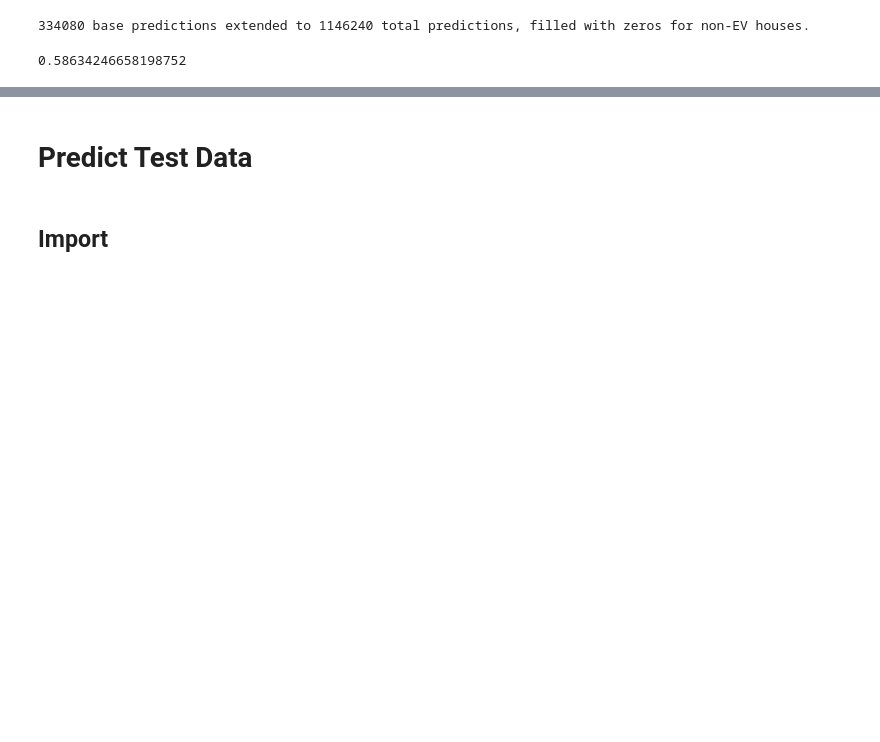
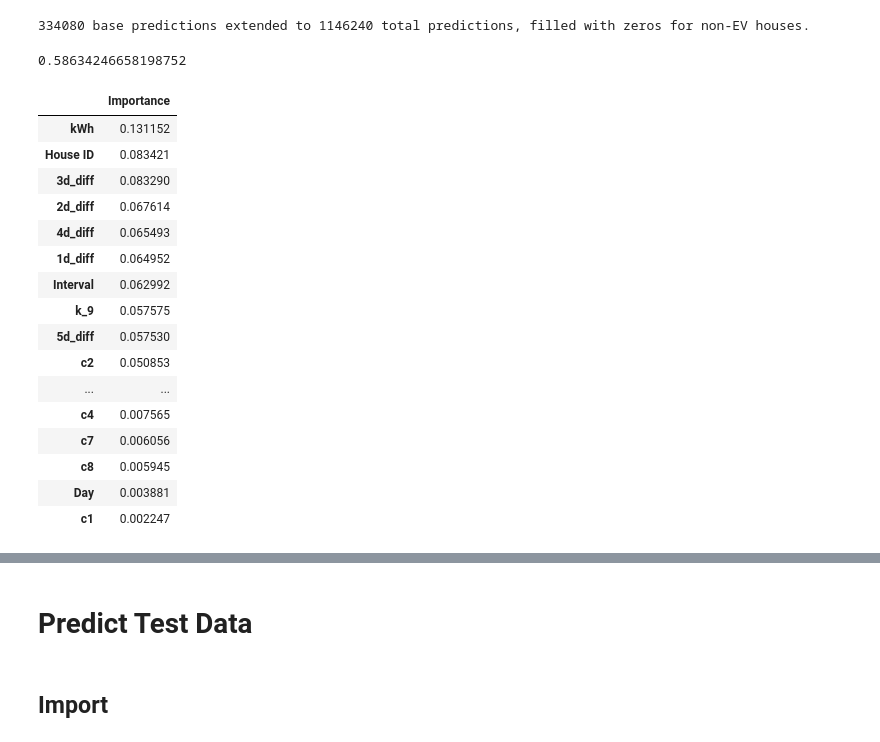
Before and after one commit to torenunez/udacity-mlnd-capstone, a Jupyter notebook: ev_capstone.ipynb, the cells around one changed output, grey strips where cells are left out. Saved outputs shown, nothing was run; the diff lists cells and outputs as text; code cells hidden in the pictures; blank space fills up the shorter version.

```diff
--- a/ev_capstone.ipynb
+++ b/ev_capstone.ipynb
@@ -654,0 +683,20 @@ See the caveats in the documentation: http://pandas.pydata.org/pandas-docs/stabl
+# %%
+t_importance_df.sort_values('Importance', ascending=False)
+# %% [output]
+|  | Importance |
+| kWh | 0.131152 |
+| House ID | 0.083421 |
+| 3d_diff | 0.083290 |
+| 2d_diff | 0.067614 |
+| 4d_diff | 0.065493 |
+| 1d_diff | 0.064952 |
+| Interval | 0.062992 |
+| k_9 | 0.057575 |
+| 5d_diff | 0.057530 |
+| c2 | 0.050853 |
+| ... | ... |
+| c4 | 0.007565 |
+| c7 | 0.006056 |
+| c8 | 0.005945 |
+| Day | 0.003881 |
+| c1 | 0.002247 |
```
Also changed, not shown: parts of 9 cells of this notebook, 2 other files.
